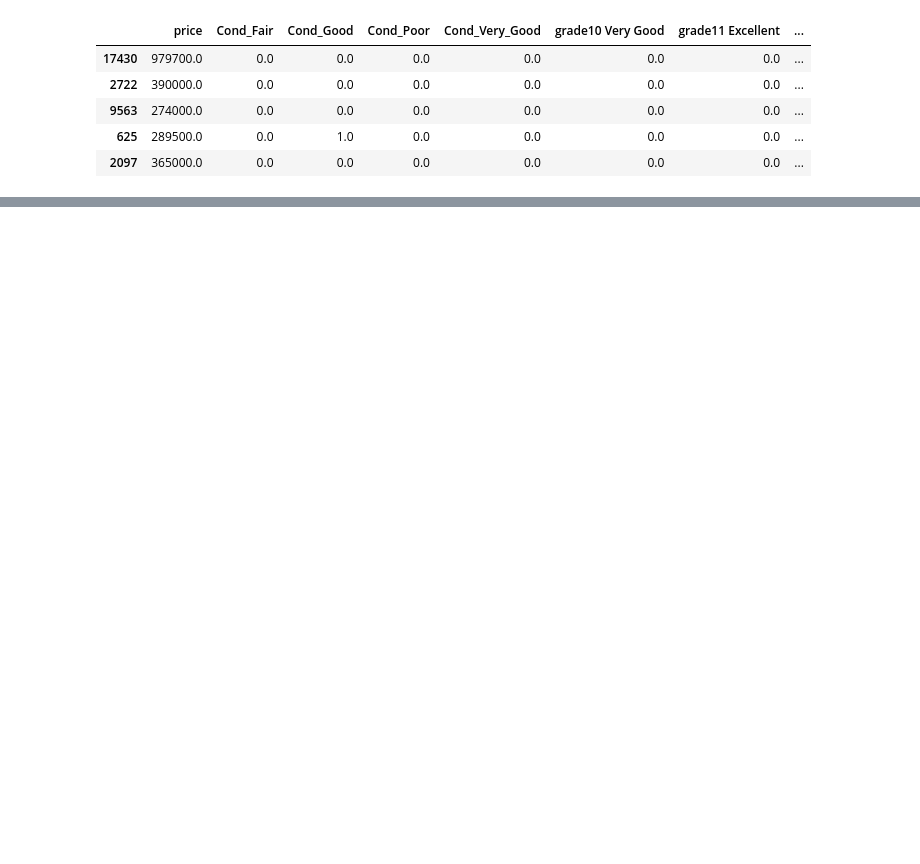
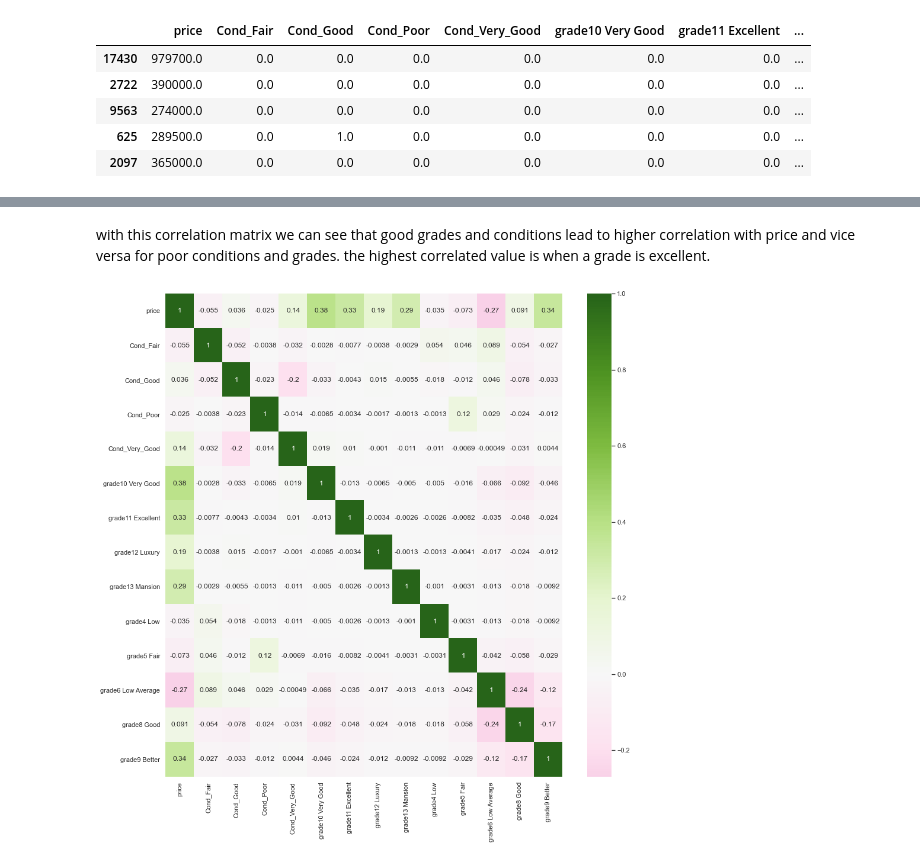
Before and after one commit to zpollats/p2_project_group4, a Jupyter notebook: Johnworking.ipynb, the cells around one changed output, grey strips where cells are left out. Cells and saved outputs as stored; diff of their text form; code cells hidden in the pictures; blank space fills up the shorter version.

```diff
--- a/Johnworking.ipynb
+++ b/Johnworking.ipynb
@@ -535,0 +522,8 @@ Index(['id', 'date', 'price', 'bedrooms', 'bathrooms', 'sqft_living',
+# %% [markdown]
+with this correlation matrix we can see that good grades and conditions lead to higher correlation with price and vice versa for poor conditions and grades. the highest correlated value is when a grade is excellent.
+# %%
+#heat map of the correlations
+sns.set(rc={'figure.figsize':(15, 15)})
+sns.heatmap(df_quality.corr(), annot = True, cmap="PiYG", center=0);
+# %% [output]
+[figure, added]
```
Also changed, not shown: parts of 10 cells of this notebook.
